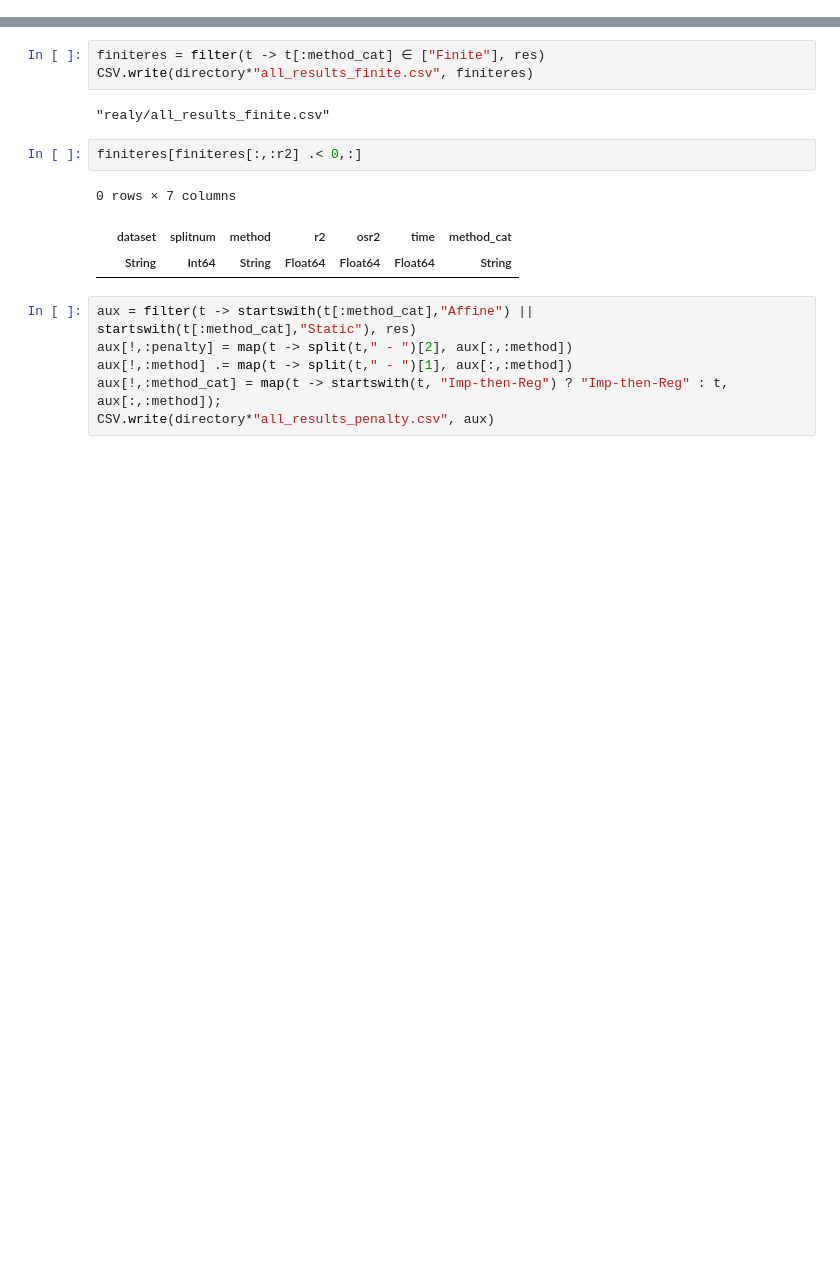
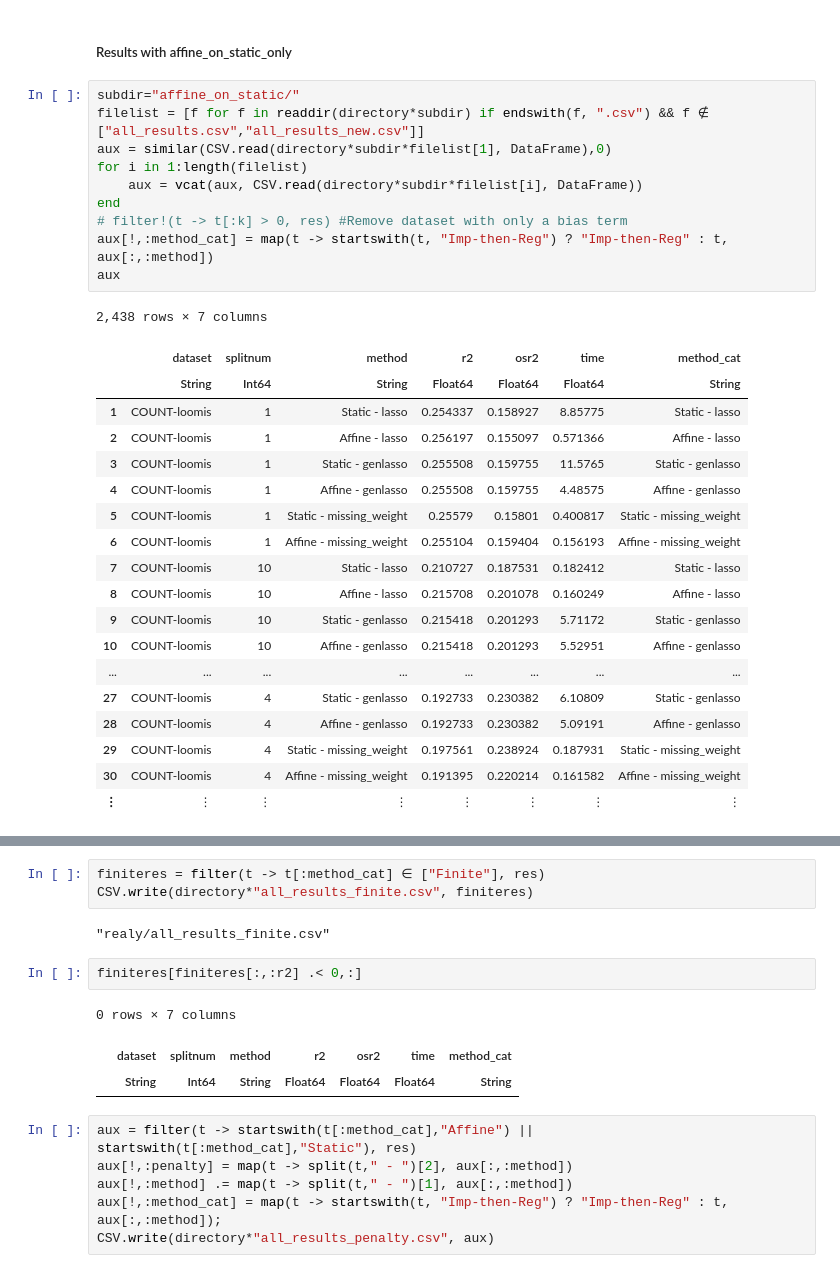
Before and after one commit to adelarue/PMD, a Jupyter notebook: results/Compile results together.ipynb, the cells around one changed output, grey strips where cells are left out. Cells and saved outputs as stored; diff of their text form; blank space fills up the shorter version.

```diff
--- a/results/Compile results together.ipynb
+++ b/results/Compile results together.ipynb
@@ -40,0 +179,32 @@ baselineres
+# %% [markdown]
+##### Results with affine_on_static_only
+# %%
+subdir="affine_on_static/"
+filelist = [f for f in readdir(directory*subdir) if endswith(f, ".csv") && f ∉ ["all_results.csv","all_results_new.csv"]]
+aux = similar(CSV.read(directory*subdir*filelist[1], DataFrame),0)
+for i in 1:length(filelist)
+    aux = vcat(aux, CSV.read(directory*subdir*filelist[i], DataFrame))
+end
+# filter!(t -> t[:k] > 0, res) #Remove dataset with only a bias term
+aux[!,:method_cat] = map(t -> startswith(t, "Imp-then-Reg") ? "Imp-then-Reg" : t, aux[:,:method])
+aux
+# %% [output]
+2,438 rows × 7 columns
+|  | dataset | splitnum | method | r2 | osr2 | time | method_cat |
+|  | String | Int64 | String | Float64 | Float64 | Float64 | String |
+| 1 | COUNT-loomis | 1 | Static - lasso | 0.254337 | 0.158927 | 8.85775 | Static - lasso |
+| 2 | COUNT-loomis | 1 | Affine - lasso | 0.256197 | 0.155097 | 0.571366 | Affine - lasso |
+| 3 | COUNT-loomis | 1 | Static - genlasso | 0.255508 | 0.159755 | 11.5765 | Static - genlasso |
+| 4 | COUNT-loomis | 1 | Affine - genlasso | 0.255508 | 0.159755 | 4.48575 | Affine - genlasso |
+| 5 | COUNT-loomis | 1 | Static - missing_weight | 0.25579 | 0.15801 | 0.400817 | Static - missing_weight |
+| 6 | COUNT-loomis | 1 | Affine - missing_weight | 0.255104 | 0.159404 | 0.156193 | Affine - missing_weight |
+| 7 | COUNT-loomis | 10 | Static - lasso | 0.210727 | 0.187531 | 0.182412 | Static - lasso |
+| 8 | COUNT-loomis | 10 | Affine - lasso | 0.215708 | 0.201078 | 0.160249 | Affine - lasso |
+| 9 | COUNT-loomis | 10 | Static - genlasso | 0.215418 | 0.201293 | 5.71172 | Static - genlasso |
+| 10 | COUNT-loomis | 10 | Affine - genlasso | 0.215418 | 0.201293 | 5.52951 | Affine - genlasso |
+| ... | ... | ... | ... | ... | ... | ... | ... |
+| 27 | COUNT-loomis | 4 | Static - genlasso | 0.192733 | 0.230382 | 6.10809 | Static - genlasso |
+| 28 | COUNT-loomis | 4 | Affine - genlasso | 0.192733 | 0.230382 | 5.09191 | Affine - genlasso |
+| 29 | COUNT-loomis | 4 | Static - missing_weight | 0.197561 | 0.238924 | 0.187931 | Static - missing_weight |
+| 30 | COUNT-loomis | 4 | Affine - missing_weight | 0.191395 | 0.220214 | 0.161582 | Affine - missing_weight |
+| ⋮ | ⋮ | ⋮ | ⋮ | ⋮ | ⋮ | ⋮ | ⋮ |
```
Also changed, not shown: parts of 23 cells of this notebook, 3 other files.
